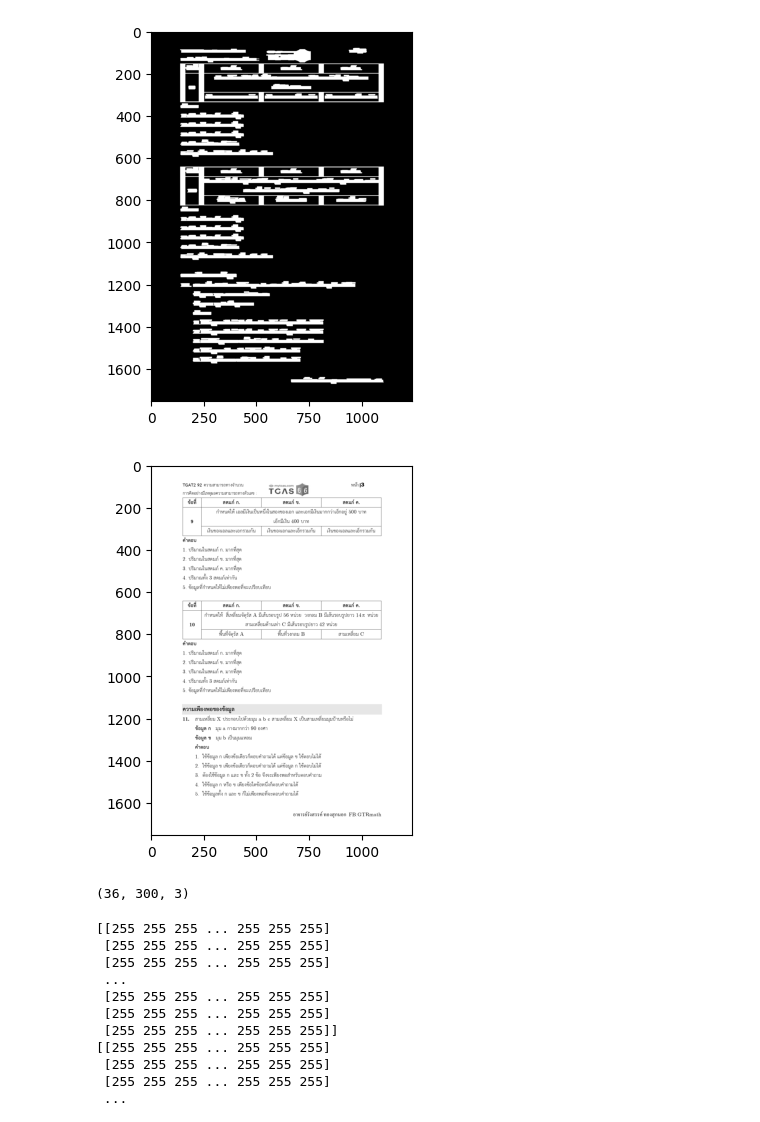
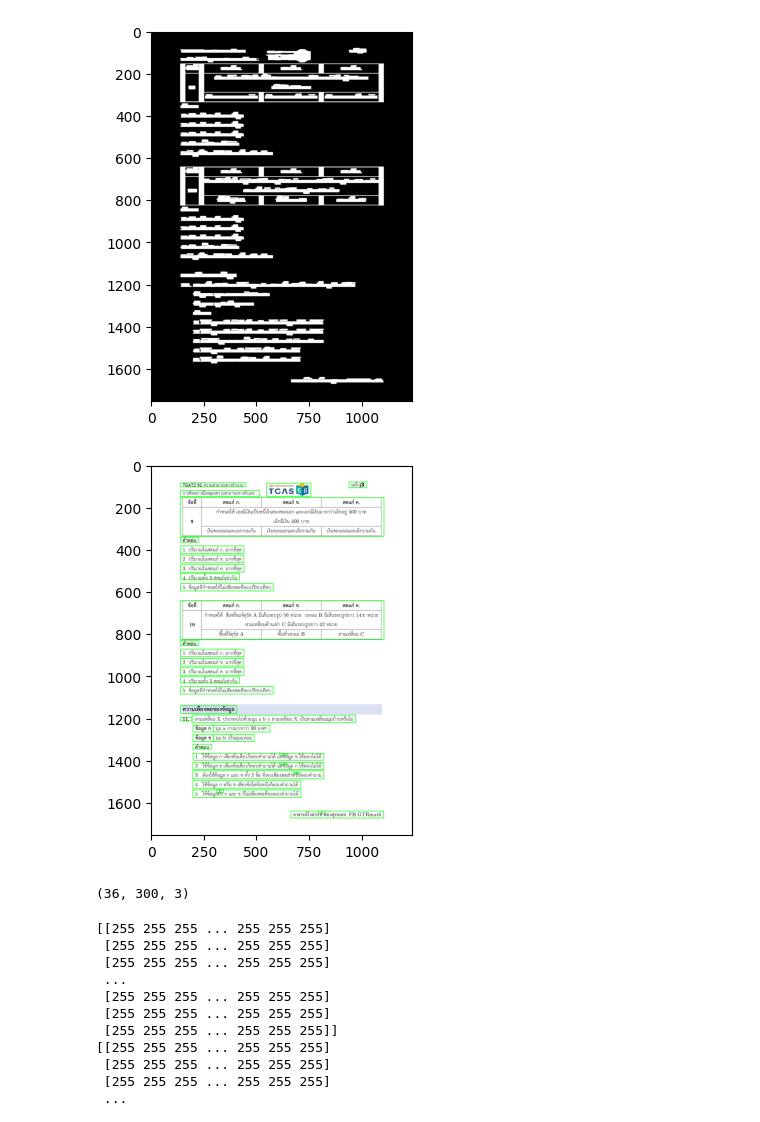
Before and after one commit to DSOECS/DS-OCR, a Jupyter notebook: charactor_segmentation.ipynb, the cells around one changed output. Cells and saved outputs as stored; diff of their text form; code cells hidden in the pictures.

```diff
--- a/charactor_segmentation.ipynb
+++ b/charactor_segmentation.ipynb
@@ -40,21 +40,28 @@ contours, _ = cv2.findContours(dilation.copy(), cv2.RETR_EXTERNAL, cv2.CHAIN_APP
 sorted_lines = sorted(contours, key = lambda line : cv2.boundingRect(line)[1])
 # %%
 cropped_images = []
-
+picture = []
+img_for_rec = img.copy()
 for ctr in sorted_lines:
     x, y, w, h = cv2.boundingRect(ctr)
     #เอารูป Original มาตัด
+    cv2.rectangle(img_for_rec, (x,y), (x+w, y+h), (0,255,0), 2)
     cropped_region = img[y:y+h, x:x+w]
-    cropped_images.append(cropped_region)
 
-plt.imshow(cv2.cvtColor(img, cv2.COLOR_BGR2GRAY), cmap='gray')
+    #ความสูงมากกว่า 100
+    if cropped_region.shape[0] > 100:
+        picture.append(cropped_region)
+    else:
+        cropped_images.append(cropped_region)
+
+plt.imshow(img_for_rec)
 plt.show()
 cv2.imshow(f'Cropped Image {1}', cv2.cvtColor(cropped_images[13], cv2.COLOR_BGR2GRAY))
 print(cropped_images[13].shape)
 cv2.waitKey(0)
 cv2.destroyAllWindows()
 # %% [output]
-[figure, old version]
+[figure, new version]
 (36, 300, 3)
 # %%
 cropped_thresh = []
```
Also changed, not shown: parts of 2 cells of this notebook.
